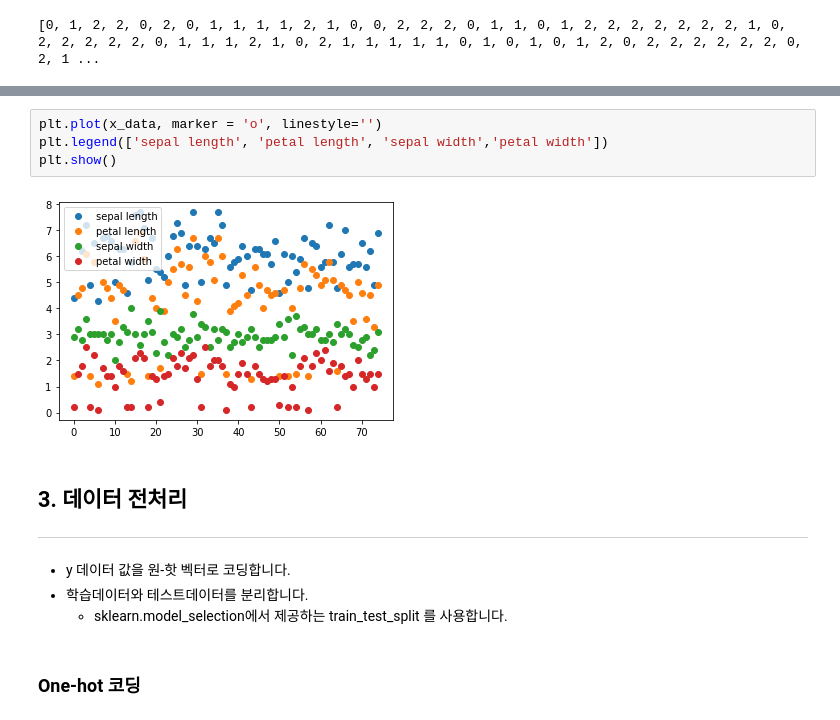
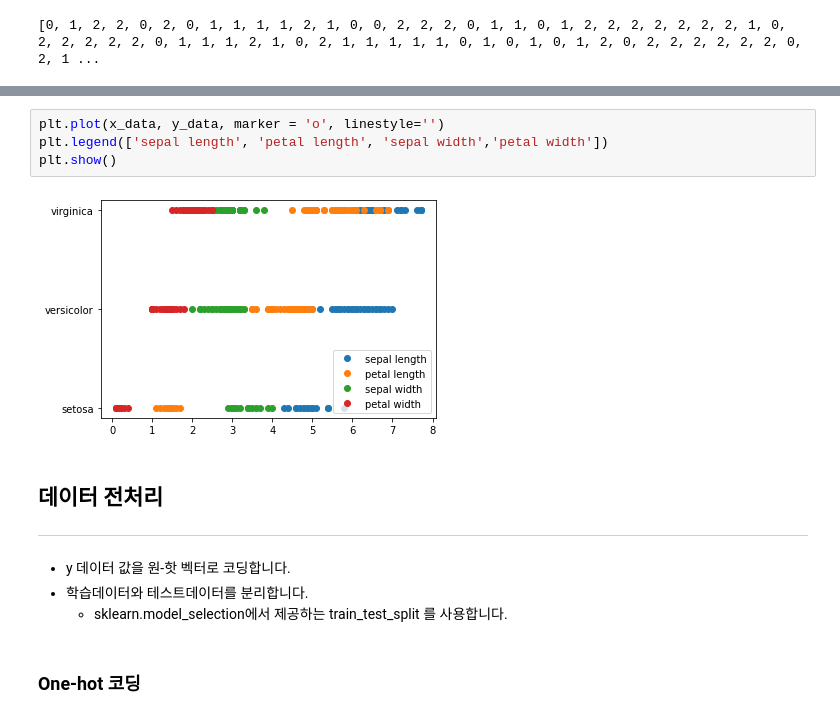
Before and after one commit to nrzsdy1993/Deeplearning_Basic, a Jupyter notebook: Iris_dataset.ipynb, the cells around one changed output, grey strips where cells are left out. Cells and saved outputs as stored; diff of their text form.

```diff
--- a/Iris_dataset.ipynb
+++ b/Iris_dataset.ipynb
@@ -83,11 +82,11 @@ print(y_data_label)
 # %%
-plt.plot(x_data, marker = 'o', linestyle='')
+plt.plot(x_data, y_data, marker = 'o', linestyle='')
 plt.legend(['sepal length', 'petal length', 'sepal width','petal width'])
 plt.show()
 # %% [output]
-[figure, old version]
+[figure, new version]
 # %% [markdown]
-## 3. 데이터 전처리
+## 데이터 전처리
 ---
 
 * y 데이터 값을 원-핫 벡터로 코딩합니다.
```
Also changed, not shown: parts of 5 cells of this notebook.
